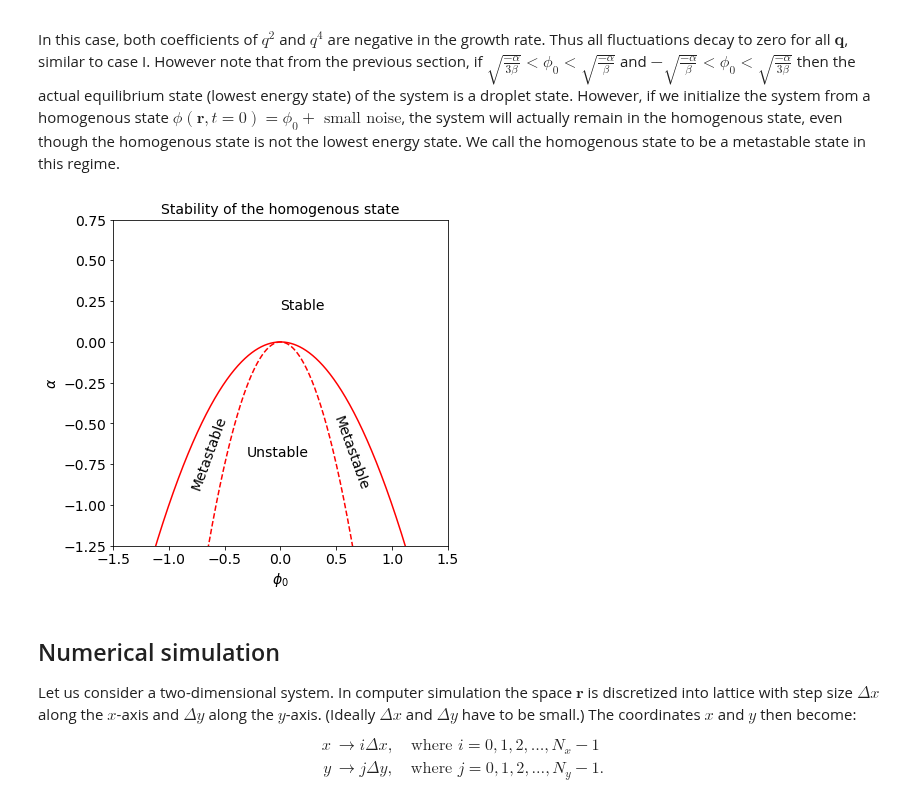
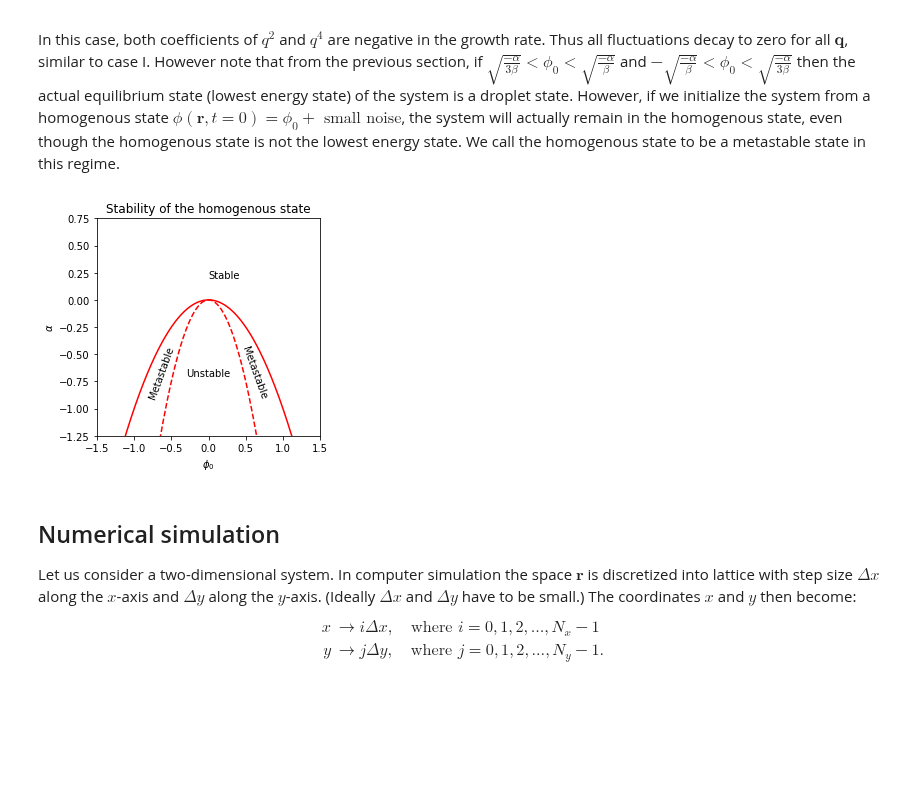
Before and after one commit to elsentjhung/cahn-hilliard-coarsening, a Jupyter notebook: cahn_hilliard.ipynb, the cells around one changed output. Saved outputs shown, nothing was run; the diff lists cells and outputs as text; code cells hidden in the pictures; blank space fills up the shorter version.

```diff
--- a/cahn_hilliard.ipynb
+++ b/cahn_hilliard.ipynb
@@ -231,38 +230,38 @@ We call the homogenous state to be a metastable state in this regime.
 # %%
 beta = 1.0
 kappa = 1.0
 
 phi = np.arange(-2.0, 2.0, 0.001)
 
-fig, ax = plt.subplots(figsize=(6,6))
+fig, ax = plt.subplots(figsize=(4,4))
 
 # set title
-ax.set_title('Stability of the homogenous state', fontsize=14)
+ax.set_title('Stability of the homogenous state')
 
 # set x label and y label
-ax.set_ylabel('$\\alpha$', fontsize=14)
-ax.set_xlabel('$\phi_0$', fontsize=14)
+ax.set_ylabel('$\\alpha$')
+ax.set_xlabel('$\phi_0$')
 
-# to change x range and y range
+# set x range and y range
 ax.set_xlim([-1.5, 1.5])
 ax.set_ylim([-1.25, 0.75])
 
-ax.tick_params(axis="both", labelsize=14)
+ax.tick_params(axis="both")
 
 alpha1 = -beta*phi**2
 alpha2 = -3.0*beta*phi**2
 ax.plot(phi, alpha1, c='red')
 ax.plot(phi, alpha2, '--', c='red')
 
 # add annotation
-ax.annotate("Stable", fontsize=14, xy=(0.0,0.2))
-ax.annotate("Unstable", fontsize=14, xy=(-0.3,-0.7))
-ax.annotate("Metastable", fontsize=14, xy=(-0.82,-0.9), rotation=70)
-ax.annotate("Metastable", fontsize=14, xy=(0.45,-0.9), rotation=-70)
+ax.annotate("Stable", xy=(0.0,0.2))
+ax.annotate("Unstable", xy=(-0.3,-0.7))
+ax.annotate("Metastable", xy=(-0.82,-0.9), rotation=70)
+ax.annotate("Metastable", xy=(0.42,-0.9), rotation=-70)
 
 plt.show()
 # %% [output]
-[figure, old version]
+[figure, new version]
 # %% [markdown]
 ## Numerical simulation
 
```
Also changed, not shown: parts of 4 cells of this notebook, 1 other file.
